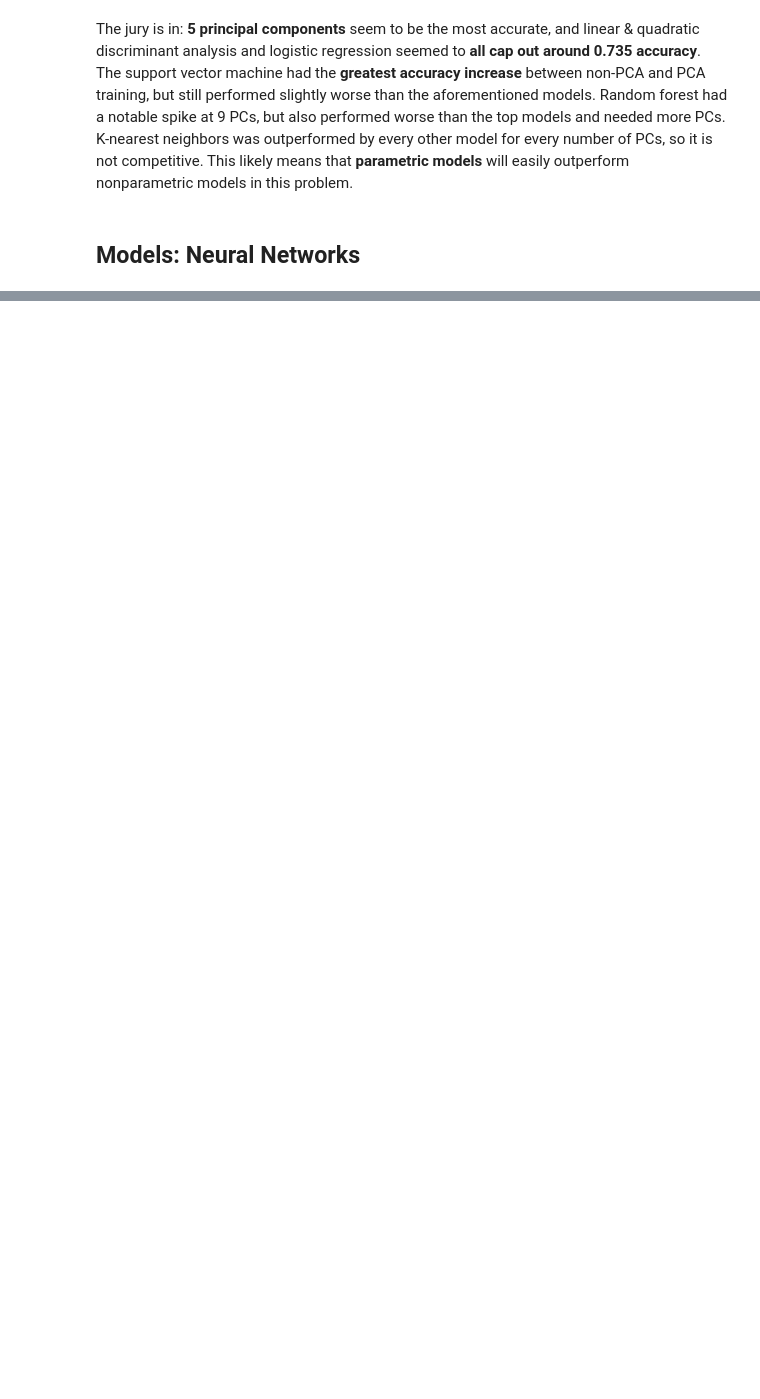
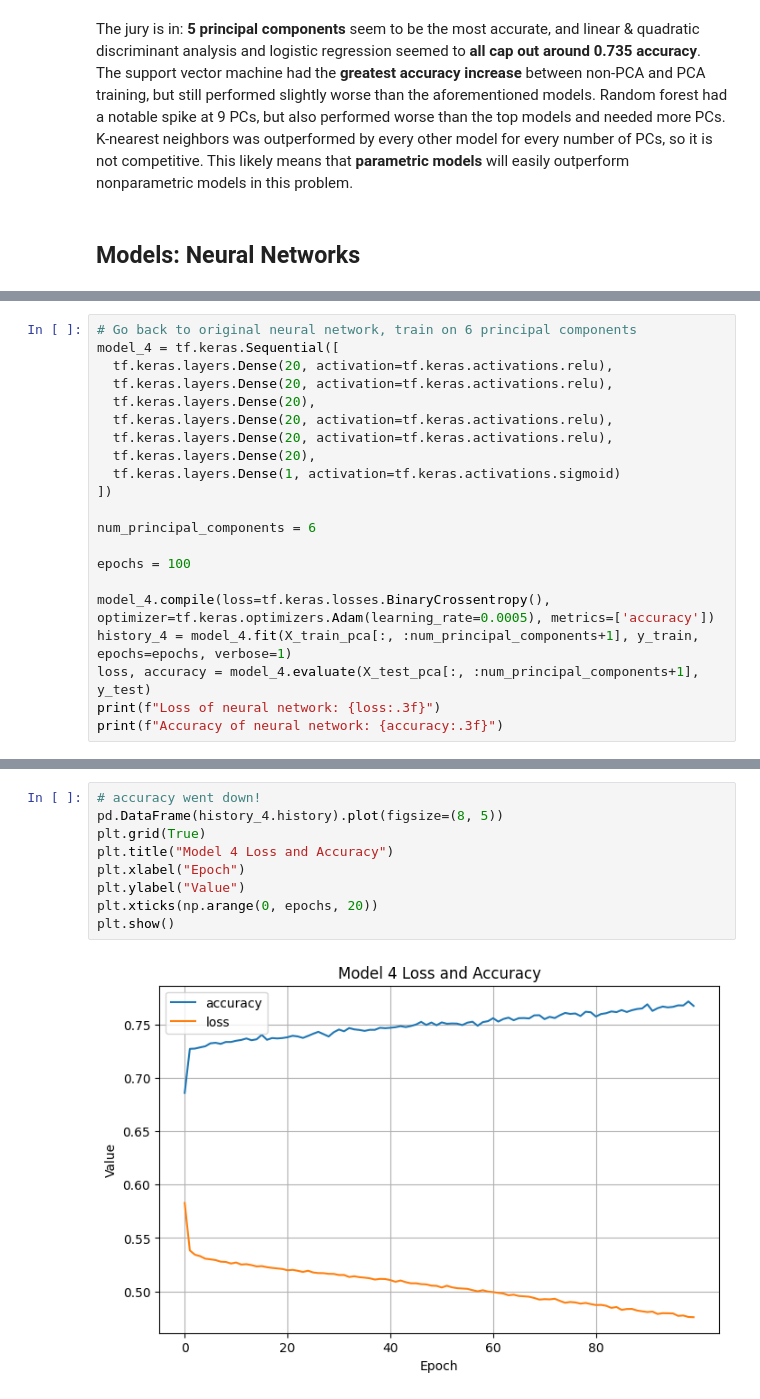
Before and after one commit to samlowe106/LeagueOfLosers, a Jupyter notebook: notebooks/2 PCA Supervised Learning.ipynb, the cells around one changed output, grey strips where cells are left out. Cells and saved outputs as stored; diff of their text form; blank space fills up the shorter version.

```diff
--- a/notebooks/2 PCA Supervised Learning.ipynb
+++ b/notebooks/2 PCA Supervised Learning.ipynb
@@ -400,0 +403,21 @@ plt.show()
+# %%
+# Go back to original neural network, train on 6 principal components
+model_4 = tf.keras.Sequential([
+  tf.keras.layers.Dense(20, activation=tf.keras.activations.relu),
+  tf.keras.layers.Dense(20, activation=tf.keras.activations.relu),
+  tf.keras.layers.Dense(20),
+  tf.keras.layers.Dense(20, activation=tf.keras.activations.relu),
+  tf.keras.layers.Dense(20, activation=tf.keras.activations.relu),
+  tf.keras.layers.Dense(20),
+  tf.keras.layers.Dense(1, activation=tf.keras.activations.sigmoid)
+])
+
+num_principal_components = 6
+
+epochs = 100
+
+model_4.compile(loss=tf.keras.losses.BinaryCrossentropy(), optimizer=tf.keras.optimizers.Adam(learning_rate=0.0005), metrics=['accuracy'])
+history_4 = model_4.fit(X_train_pca[:, :num_principal_components+1], y_train, epochs=epochs, verbose=1)
+loss, accuracy = model_4.evaluate(X_test_pca[:, :num_principal_components+1], y_test)
+print(f"Loss of neural network: {loss:.3f}")
+print(f"Accuracy of neural network: {accuracy:.3f}")
@@ -400,0 +442,11 @@ plt.show()
+# %%
+# accuracy went down!
+pd.DataFrame(history_4.history).plot(figsize=(8, 5))
+plt.grid(True)
+plt.title("Model 4 Loss and Accuracy")
+plt.xlabel("Epoch")
+plt.ylabel("Value")
+plt.xticks(np.arange(0, epochs, 20))
+plt.show()
+# %% [output]
+[figure, added]
```
Also changed, not shown: parts of 14 cells of this notebook, 2 other files.
